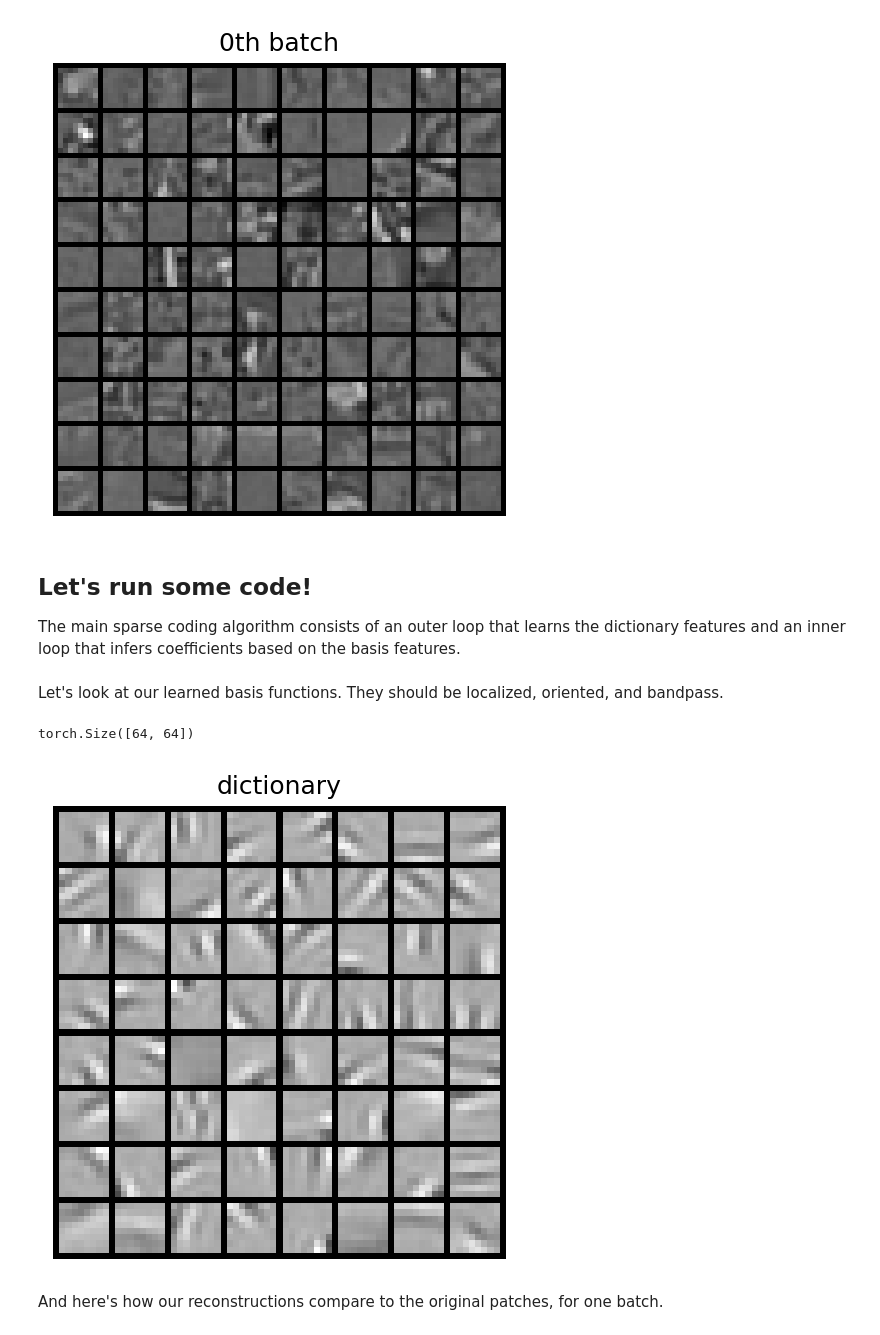
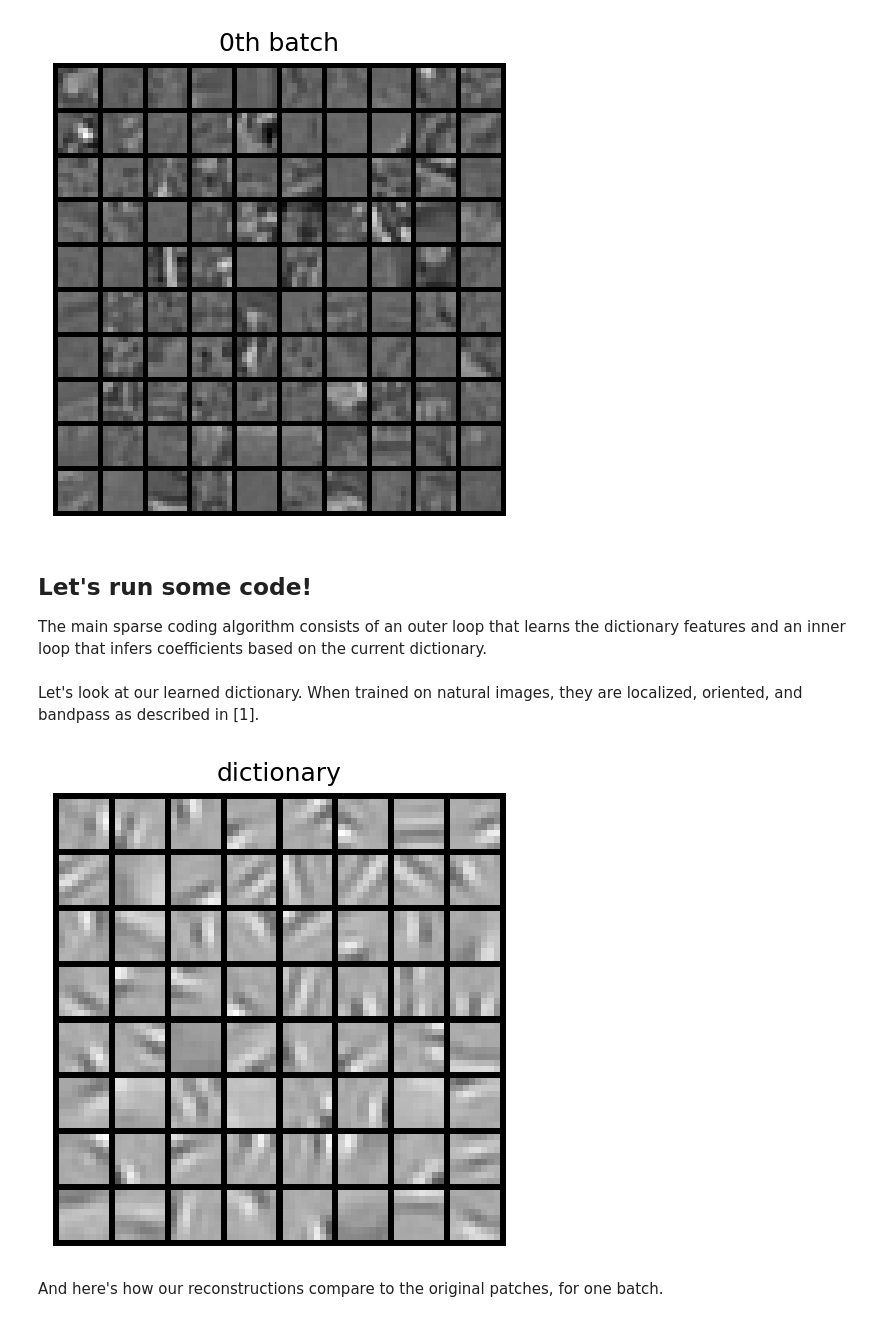
Before and after one commit to rctn/sparsecoding, a Jupyter notebook: tutorials/vanilla/tutorial.ipynb, the cells around one changed output. Cells and saved outputs as stored; diff of their text form; code cells hidden in the pictures.

```diff
--- a/tutorials/vanilla/tutorial.ipynb
+++ b/tutorials/vanilla/tutorial.ipynb
@@ -107,5 +112,5 @@ utils.visualize_patches(patches[0,:, :], title="0th batch")
 [figure]
 # %% [markdown]
 ## Let's run some code!
-The main sparse coding algorithm consists of an outer loop that learns the dictionary features and an inner loop that infers coefficients based on the basis features.
+The main sparse coding algorithm consists of an outer loop that learns the dictionary features and an inner loop that infers coefficients based on the current dictionary.
 # %%
@@ -137,13 +157,11 @@ for i in tqdm(range(epochs)):
     mses.append(mse)
     sparse_costs.append(sparse_cost)
 # %% [markdown]
-Let's look at our learned basis functions. They should be localized, oriented, and bandpass.
+Let's look at our learned dictionary. When trained on natural images, they are localized, oriented, and bandpass as described in [1].
-# %%
-print(phi.shape)
-utils.visualize_dict(phi, "dictionary")
-# %% [output]
-torch.Size([64, 64])
-[figure, removed]
+# %%
+utils.show_dict(phi, "dictionary")
+# %% [output]
+[figure, added]
 # %% [markdown]
 And here's how our reconstructions compare to the original patches, for one batch.
 # %%
```
Also changed, not shown: parts of 21 cells of this notebook, 5 other files.
